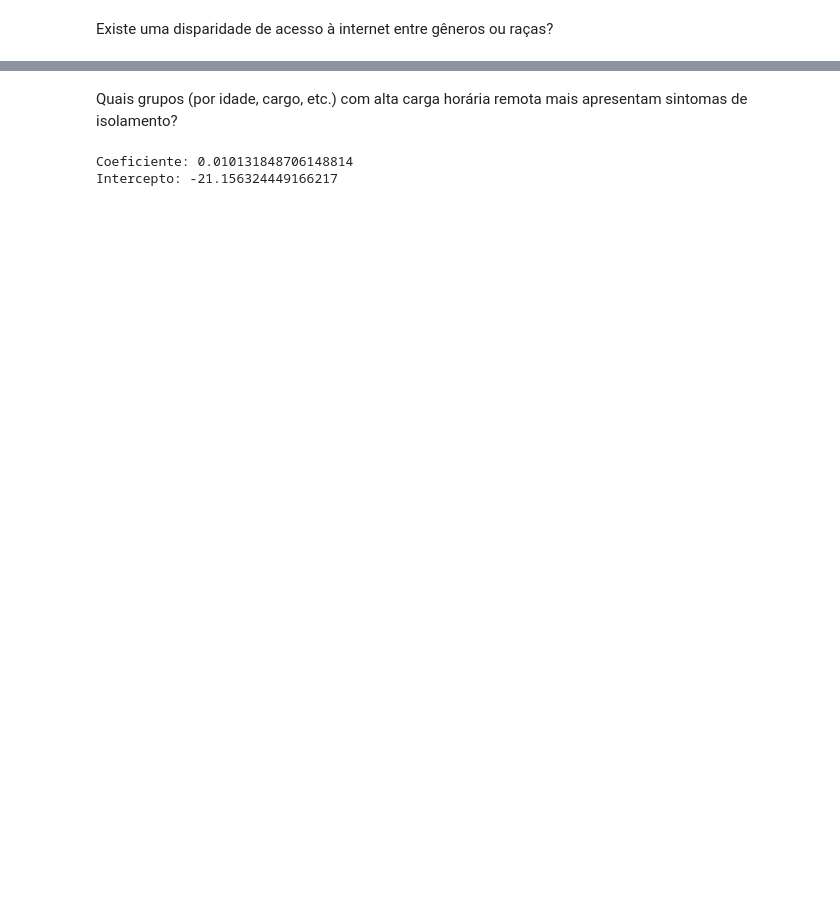
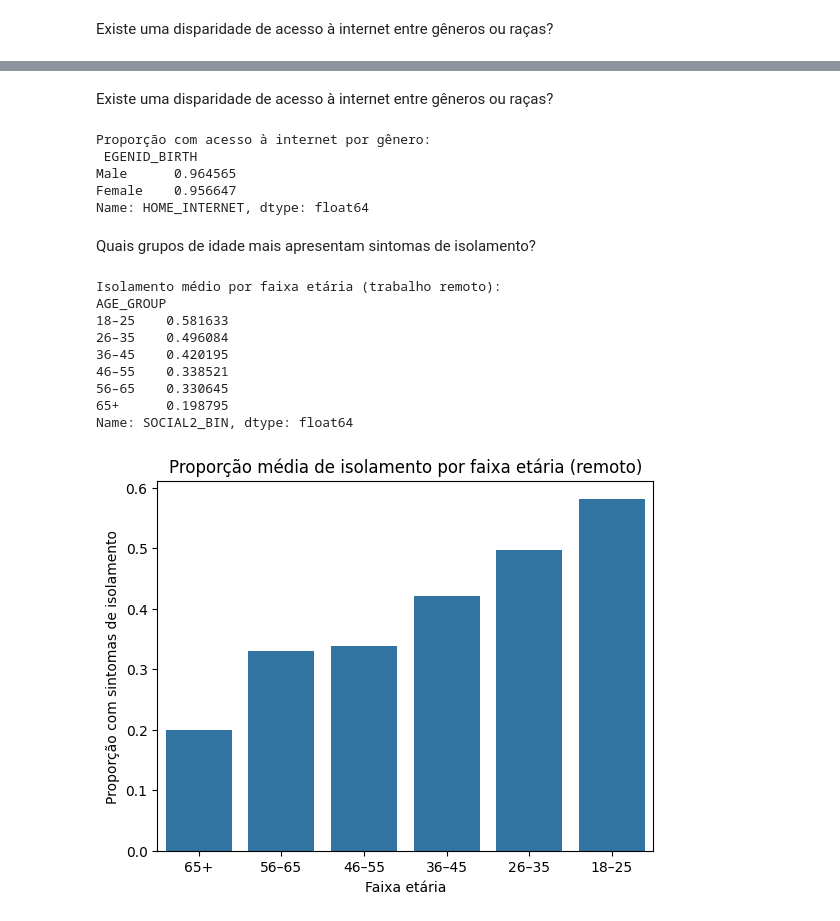
Before and after one commit to guga7895/Ciencia_de_Dados, a Jupyter notebook: EP2.ipynb, the cells around one changed output, grey strips where cells are left out. Drawn from its saved outputs; the diff is of its cells as text; code cells hidden in the pictures; blank space fills up the shorter version.

Commit message:
Subindo (quase) todas as respostas dos refinamentos de questão de pesquisa (faltou só o da qualidade da internet pois não achamos a coluna correspondente no dataset)

```diff
--- a/EP2.ipynb
+++ b/EP2.ipynb
@@ -258,22 +317,55 @@ sns.barplot(data=df_balanced, x='RRACE', y='HOME_INTERNET')
+# %% [markdown]
+Existe uma disparidade de acesso à internet entre gêneros ou raças?
+# %%
+access_by_gender = df.groupby('EGENID_BIRTH')['HOME_INTERNET'].apply(
+    lambda x: (x == 1).mean()
+).rename({1: 'Male', 2: 'Female'})
+print("Proporção com acesso à internet por gênero:\n", access_by_gender)
+# %% [output]
+Proporção com acesso à internet por gênero:
+ EGENID_BIRTH
+Male      0.964565
+Female    0.956647
+Name: HOME_INTERNET, dtype: float64
 # %% [markdown]
-Quais grupos (por idade, cargo, etc.) com alta carga horária remota mais apresentam sintomas de isolamento?
+Quais grupos de idade mais apresentam sintomas de isolamento?
 # %%
-from sklearn.linear_model import LogisticRegression
+# 1. Preparar variáveis
 
-df_rmt = df_balanced[df_balanced['IS_RMT'] == 1].copy()
+# Converter TBIRTH_YEAR para numérico e criar grupos de idade
+bins = [1900, 1955, 1965, 1975, 1985, 1995, 2009]
+labels = ['65+', '56–65', '46–55', '36–45', '26–35', '18–25']
 
-# Limpeza
-df_rmt = df_rmt[df_rmt['SOCIAL2'].isin([1, 2])]
-df_rmt['SOCIAL2'] = df_rmt['SOCIAL2'].map({1: 1, 2: 0})
+df['TBIRTH_YEAR'] = pd.to_numeric(df['TBIRTH_YEAR'], errors='coerce')
+df['AGE_GROUP'] = pd.cut(df['TBIRTH_YEAR'], bins=bins, labels=labels, right=True, include_lowest=True)
 
-X = df_rmt[['TBIRTH_YEAR']]
-y = df_rmt['SOCIAL2']
+# Binarizar SOCIAL2: 1 = isolado (1,2,3), 0 = não isolado (4,5)
+df_filtered = df[df['SOCIAL2'].isin([1,2,3,4,5])].copy()
+df_filtered['SOCIAL2_BIN'] = df_filtered['SOCIAL2'].apply(lambda x: 1 if x in [1,2,3] else 0)
 
-model = LogisticRegression()
-model.fit(X, y)
+# Filtrar alta carga remota (exemplo: IS_RMT == 1)
+df_remote = df_filtered[df_filtered['IS_RMT'] == 1]
 
-print("Coeficiente:", model.coef_[0][0])
-print("Intercepto:", model.intercept_[0])
+# 2. Análise por faixa etária
+
+age_grouped = df_remote.groupby('AGE_GROUP')['SOCIAL2_BIN'].mean().sort_values(ascending=False)
+print("Isolamento médio por faixa etária (trabalho remoto):")
+print(age_grouped)
+
+# Visualizar
+sns.barplot(x=age_grouped.index, y=age_grouped.values, order=labels)
+plt.title('Proporção média de isolamento por faixa etária (remoto)')
+plt.ylabel('Proporção com sintomas de isolamento')
+plt.xlabel('Faixa etária')
+plt.show()
 # %% [output]
-Coeficiente: 0.010131848706148814
-Intercepto: -21.156324449166217
+Isolamento médio por faixa etária (trabalho remoto):
+AGE_GROUP
+18–25    0.581633
+26–35    0.496084
+36–45    0.420195
+46–55    0.338521
+56–65    0.330645
+65+      0.198795
+Name: SOCIAL2_BIN, dtype: float64
+[figure, added]
```
Also changed, not shown: parts of 7 cells of this notebook.
